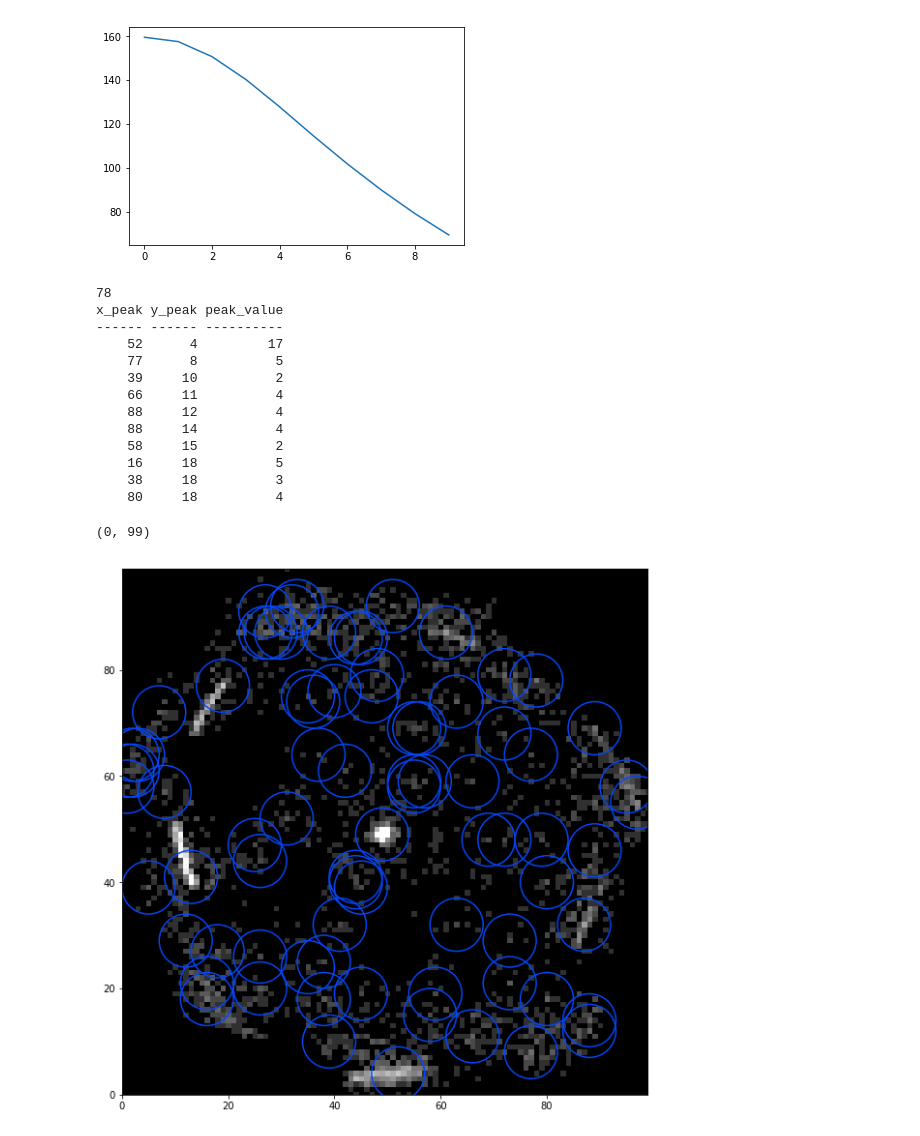
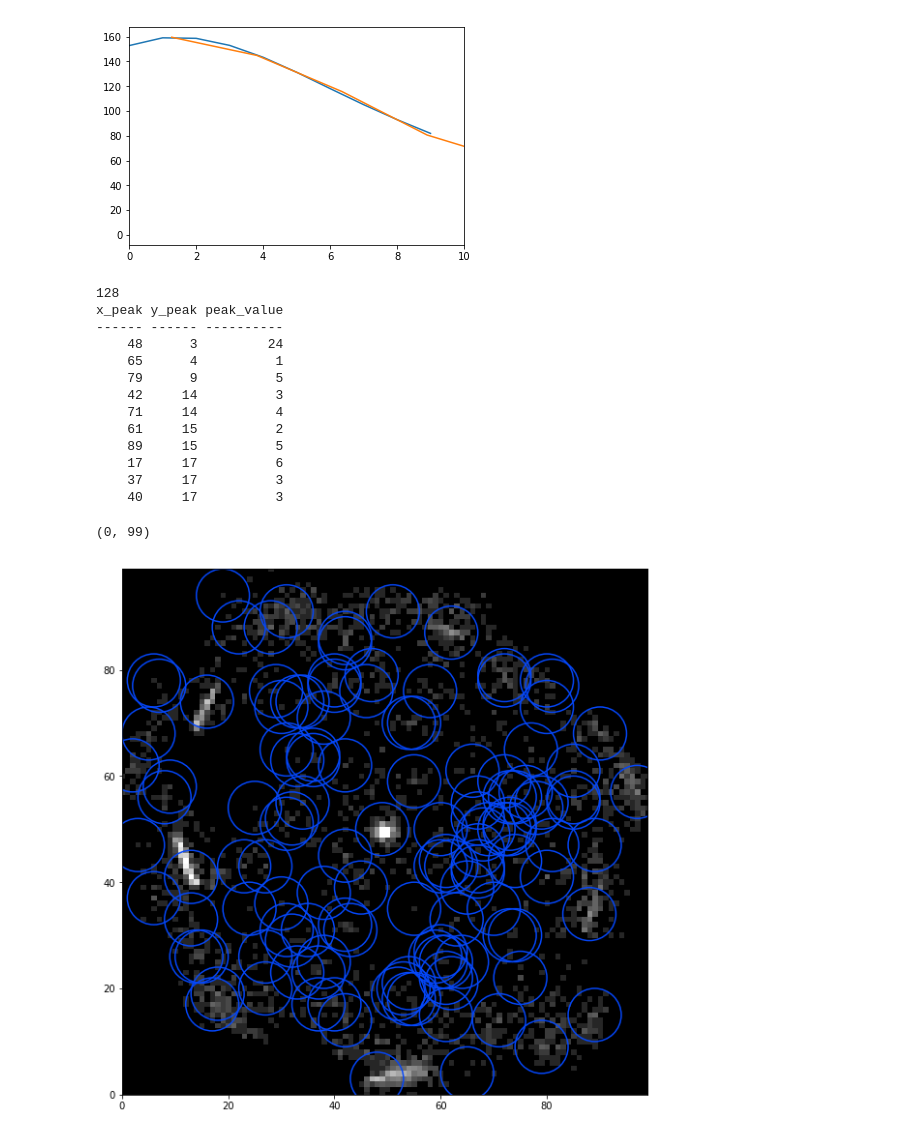
Before and after one commit to BethanyGarver/clumpy-star-formation, a Jupyter notebook: ClusterFinderPhotutils-checkpoint.ipynb, the cells around one changed output. Saved outputs shown, nothing was run; the diff lists cells and outputs as text; code cells hidden in the pictures.

```diff
--- a/ClusterFinderPhotutils-checkpoint.ipynb
+++ b/ClusterFinderPhotutils-checkpoint.ipynb
@@ -24,51 +24,67 @@ def FitsRead(time):
             raise ValueError('No file')
     return cat
 # %%
+# Read txyz file
 txyz = Table.read('txyzform.fits',1)
 rho = np.sqrt(txyz['XFORM']**2+txyz['YFORM']**2)
 txyz.add_column(rho,name='RHO')
 start = 1.5
 dt = 0.001
+
+# Read snapshot file
 snapshot = FitsRead(15)
 r = np.sqrt(snapshot['X']**2+snapshot['Y']**2)
 theta = np.arctan2(snapshot['Y'],snapshot['X'])
 vth = -snapshot['VX']*np.sin(theta)+snapshot['VY']*np.cos(theta)
+
+# Interpolate vDisk as a function of rho
 bins = int(np.max(r)/2.5)
 medians,binEdges,binNumber = stats.binned_statistic(r,vth,'median',bins)
-edges = np.delete(binEdges,[len(binEdges)-1])
+edges = []
+for i in range(0,len(binEdges)-1):
+    edges.append((binEdges[i]+binEdges[i+1])/2)
 w = np.isnan(medians)
 medians[w] = 0
 vDisk = UnivariateSpline(edges,medians,~w)
+
+#Plot vDisk and medians
 x = np.arange(0,10)
 plt.plot(x,vDisk(x))
+plt.plot(edges,medians)
+plt.xlim(0,10)
+
+#Find stars that formed in time interval
 end = start+20*dt
 tRange = (txyz['TFORM']>start,txyz['TFORM']<end)
 inRange = np.array(np.zeros(len(tRange[0])),dtype=bool)
 for i in range(0,len(inRange)):
     if tRange[0][i] and tRange[1][i]:
         inRange[i] = True
 newStars = txyz[inRange]
+
+# Move stars back in time to beginning of interval
 vcirc = vDisk(newStars['RHO'])
 dtime = newStars['TFORM']-start
 lindist = vcirc*dtime
 nrot = lindist/(2*np.pi*newStars['RHO'])
 nrotints = []
 for i in nrot:
     nrotints.append(int(i))
 nrotints = np.array(nrotints)
 rotangle = nrot-nrotints
 rotanglerad = 2*np.pi*rotangle
 xrot = newStars['XFORM']*np.cos(-rotanglerad)-newStars['YFORM']*np.sin(-rotanglerad)
 yrot = newStars['XFORM']*np.sin(-rotanglerad)+newStars['YFORM']*np.cos(-rotanglerad)
 im, xedges, yedges  = np.histogram2d (-yrot,xrot,(100,100))
 #extent = [xedges[0], xedges[-1], yedges[0], yedges[-1]]
 #fig = plt.figure(figsize=(10,10))
 #plt.imshow(np.log(im),extent=extent)
 #plt.title("{0} million years".format(int(start*1000)))
 #start = round(start+dt,3)
 # %% [output]
-[figure, old version]
+[figure, new version]
 # %%
+# Find peaks in density
 data = im
 mean, median, std = sigma_clipped_stats(data, sigma=3.0)
 threshold = median + (5 * std)
@@ -77,19 +93,19 @@ tbl['peak_value'].info.format = '%.8g'
 print(len(tbl))
 print(tbl[:10])
 # %% [output]
-78
+128
 x_peak y_peak peak_value
 ------ ------ ----------
-    52      4         17
-    77      8          5
-    39     10          2
-    66     11          4
-    88     12          4
-    88     14          4
-    58     15          2
-    16     18          5
-    38     18          3
-    80     18          4
+    48      3         24
+    65      4          1
+    79      9          5
+    42     14          3
+    71     14          4
+    61     15          2
+    89     15          5
+    17     17          6
+    37     17          3
+    40     17          3
 # %%
 positions = (tbl['x_peak'], tbl['y_peak'])
 apertures = phot.CircularAperture(positions, r=5)
@@ -101,4 +117,4 @@ plt.xlim(0, data.shape[1]-1)
 plt.ylim(0, data.shape[0]-1)
 # %% [output]
 (0, 99)
-[figure, old version]
+[figure, new version]
```
Also changed, not shown: parts of 2 cells of this notebook.
